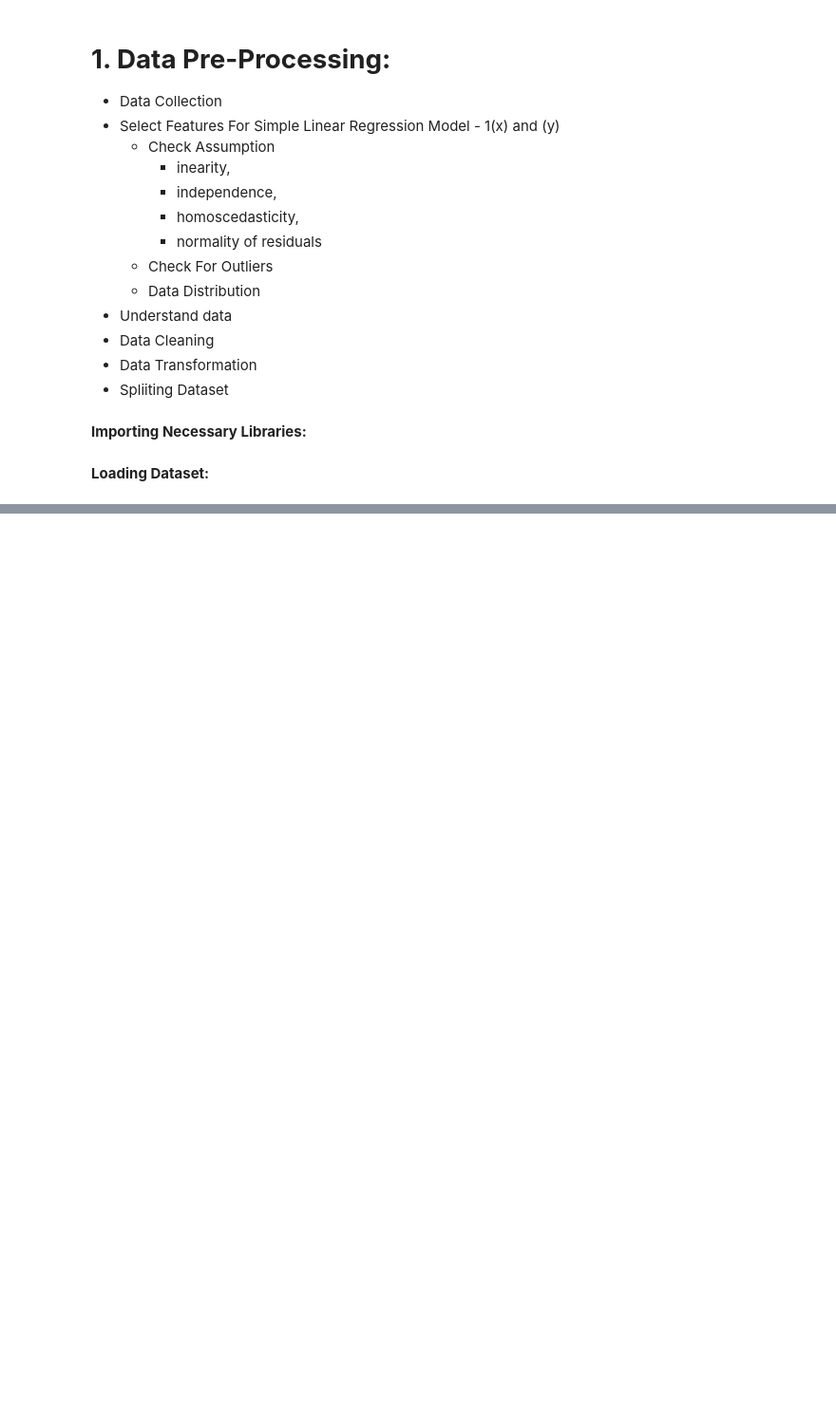
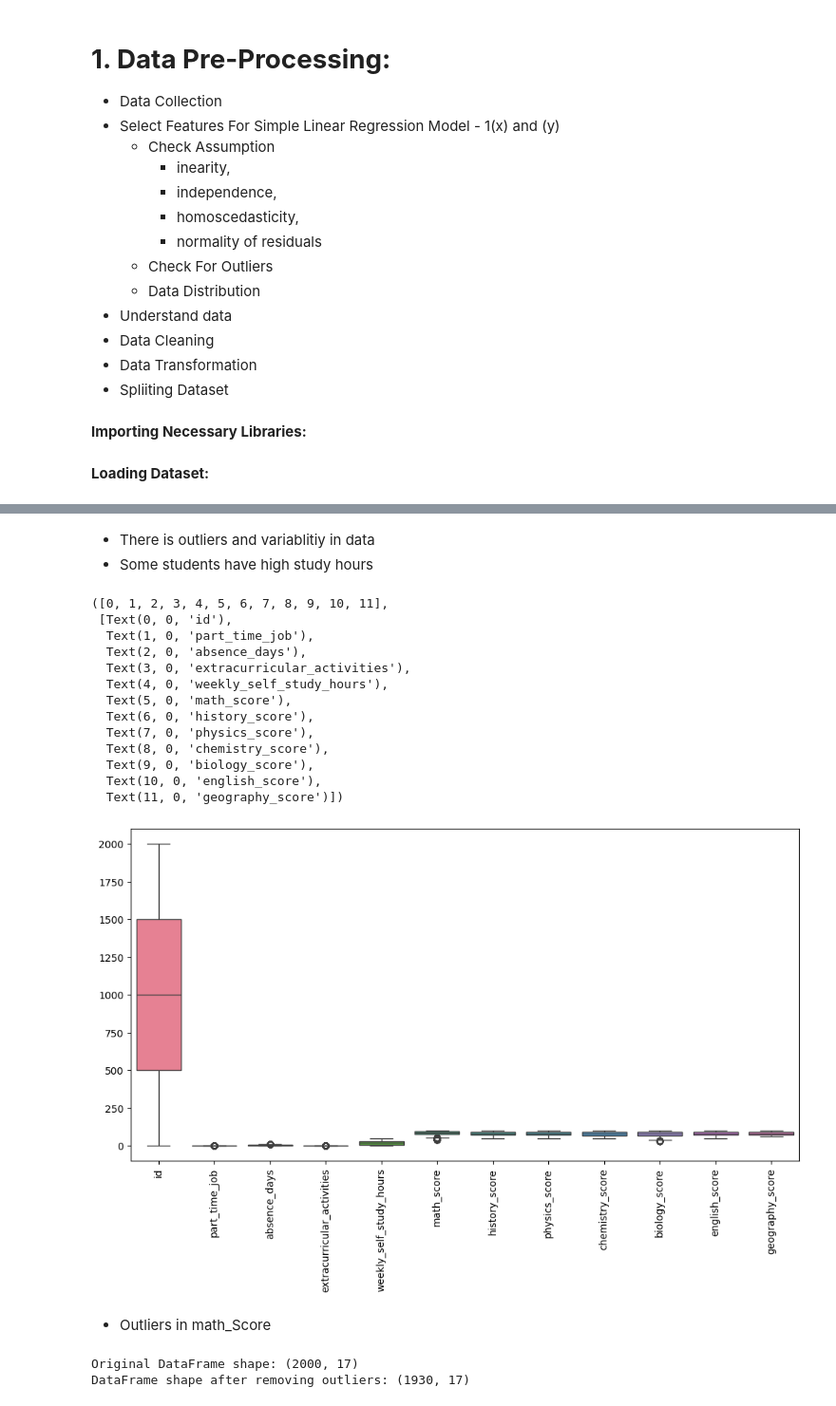
Before and after one commit to AnoopGeorge418/Students-Score-Prediction, a Jupyter notebook: notebook/score.ipynb, the cells around one changed output, grey strips where cells are left out. Shown: that part at 95% size. Saved outputs shown, nothing was run; the diff lists cells and outputs as text; code cells hidden in the pictures; blank space fills up the shorter version.

```diff
--- a/notebook/score.ipynb
+++ b/notebook/score.ipynb
@@ -37,0 +132,44 @@ df.head()
+# %% [markdown]
+- There is outliers and variablitiy in data
+- Some students have high study hours
+# %%
+plt.figure(figsize=(12, 6))
+sns.boxplot(df)
+plt.xticks(rotation = 90)
+# %% [output]
+([0, 1, 2, 3, 4, 5, 6, 7, 8, 9, 10, 11],
+ [Text(0, 0, 'id'),
+  Text(1, 0, 'part_time_job'),
+  Text(2, 0, 'absence_days'),
+  Text(3, 0, 'extracurricular_activities'),
+  Text(4, 0, 'weekly_self_study_hours'),
+  Text(5, 0, 'math_score'),
+  Text(6, 0, 'history_score'),
+  Text(7, 0, 'physics_score'),
+  Text(8, 0, 'chemistry_score'),
+  Text(9, 0, 'biology_score'),
+  Text(10, 0, 'english_score'),
+  Text(11, 0, 'geography_score')])
+[figure, added]
+# %% [markdown]
+- Outliers in math_Score
+# %%
+Q1 = df['math_score'].quantile(0.25)
+Q3 = df['math_score'].quantile(0.75)
+
+# Step 2: Calculate IQR
+IQR = Q3 - Q1
+
+# Step 3: Determine the lower and upper bounds for outliers
+lower_bound = Q1 - 1.5 * IQR
+upper_bound = Q3 + 1.5 * IQR
+
+# Step 4: Filter the DataFrame to remove outliers
+df_no_outliers = df[(df['math_score'] >= lower_bound) & (df['math_score'] <= upper_bound)]
+
+# Display the shape of the DataFrame before and after removing outliers
+print(f"Original DataFrame shape: {df.shape}")
+print(f"DataFrame shape after removing outliers: {df_no_outliers.shape}")
+# %% [output]
+Original DataFrame shape: (2000, 17)
+DataFrame shape after removing outliers: (1930, 17)
```
Also changed, not shown: parts of 63 cells of this notebook.
